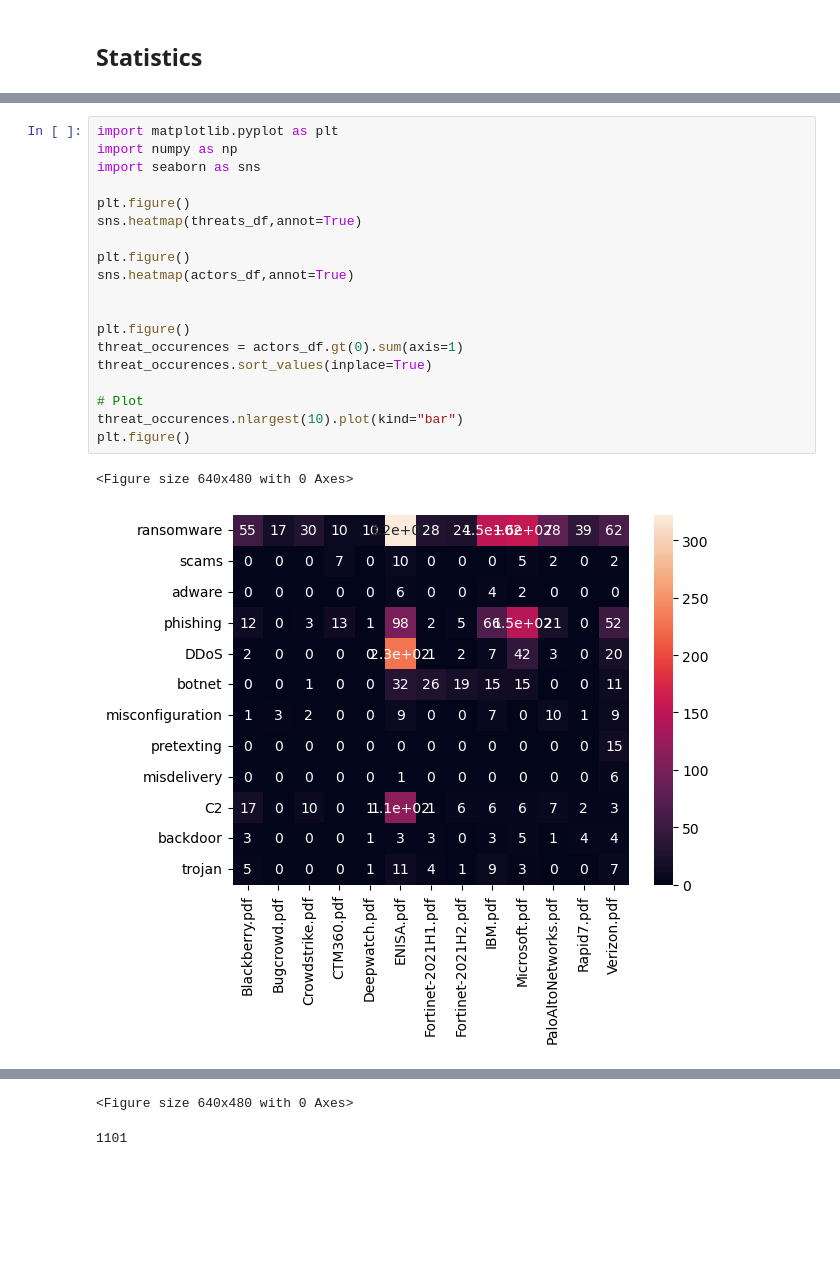
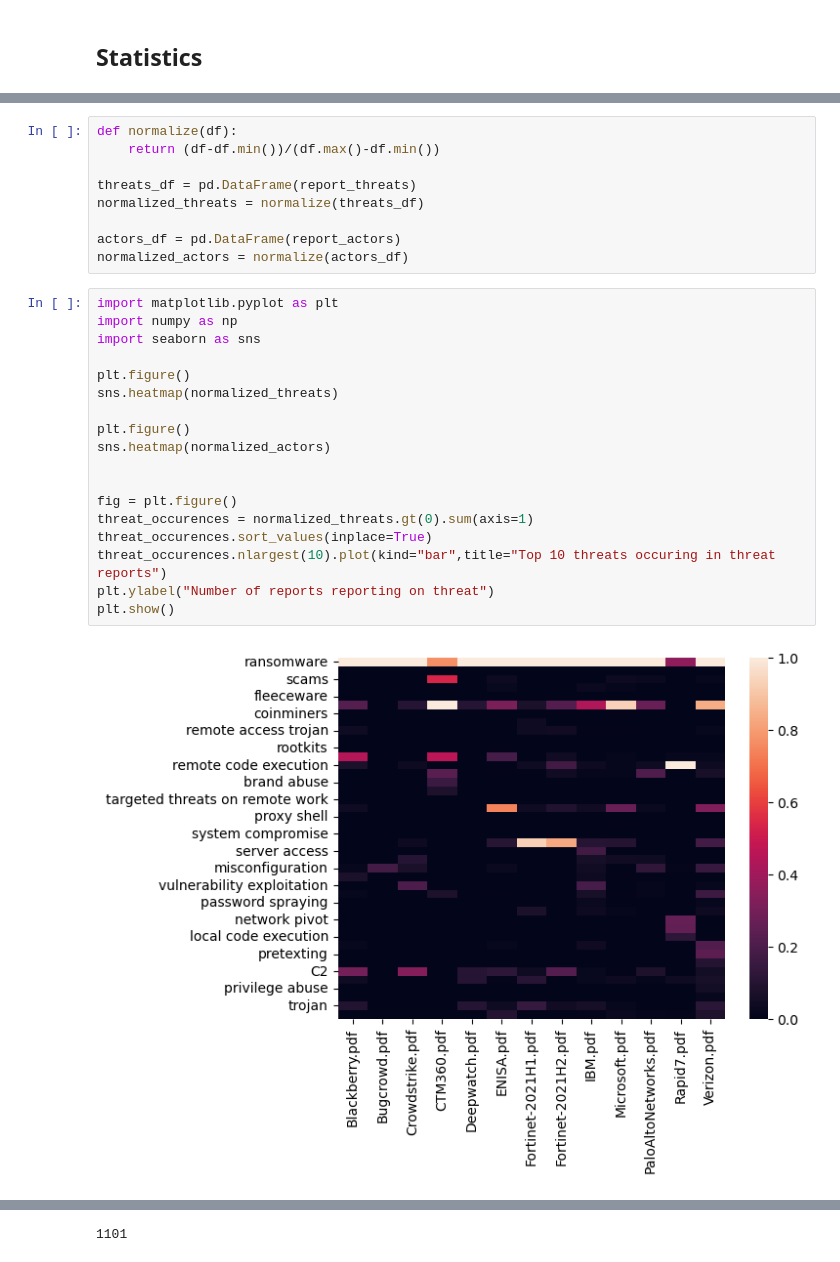
Before and after one commit to AbeWinters/Threat-Profiles-for-Control-Prioritization, a Jupyter notebook: report-analyzer.ipynb, the cells around one changed output, grey strips where cells are left out. Drawn from its saved outputs; the diff is of its cells as text; blank space fills up the shorter version.

Commit message:
Normalize count data

```diff
--- a/report-analyzer.ipynb
+++ b/report-analyzer.ipynb
@@ -168,22 +165,29 @@ actors_df = actors_df.loc[~(actors_df<=actor_threshold).all(axis=1)] # Leave out
+# %%
+def normalize(df):
+    return (df-df.min())/(df.max()-df.min())
+
+threats_df = pd.DataFrame(report_threats)
+normalized_threats = normalize(threats_df)
+
+actors_df = pd.DataFrame(report_actors)
+normalized_actors = normalize(actors_df)
 # %%
 import matplotlib.pyplot as plt
 import numpy as np
 import seaborn as sns
 
 plt.figure()
-sns.heatmap(threats_df,annot=True)
+sns.heatmap(normalized_threats)
 
 plt.figure()
-sns.heatmap(actors_df,annot=True)
+sns.heatmap(normalized_actors)
 
 
-plt.figure()
-threat_occurences = actors_df.gt(0).sum(axis=1)
+fig = plt.figure()
+threat_occurences = normalized_threats.gt(0).sum(axis=1)
 threat_occurences.sort_values(inplace=True)
-
-# Plot
-threat_occurences.nlargest(10).plot(kind="bar")
-plt.figure()
+threat_occurences.nlargest(10).plot(kind="bar",title="Top 10 threats occuring in threat reports")
+plt.ylabel("Number of reports reporting on threat")
+plt.show()
 # %% [output]
-<Figure size 640x480 with 0 Axes>
-[figure, old version]
+[figure, new version]
@@ -192,4 +196,3 @@ plt.figure()
-<Figure size 640x480 with 0 Axes>
 # %%
 # %% [output]
 1101
```
Also changed, not shown: parts of 8 cells of this notebook.
